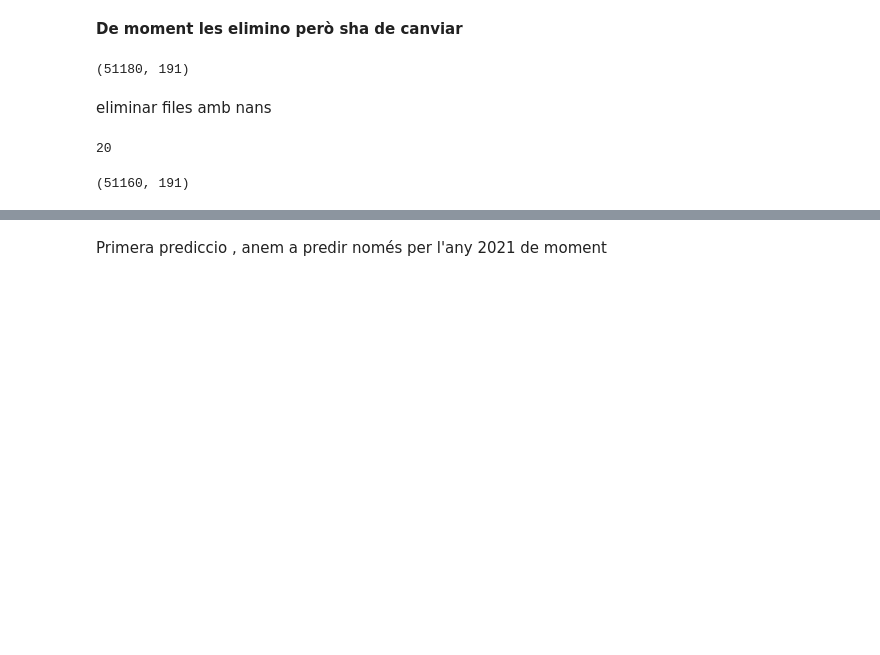
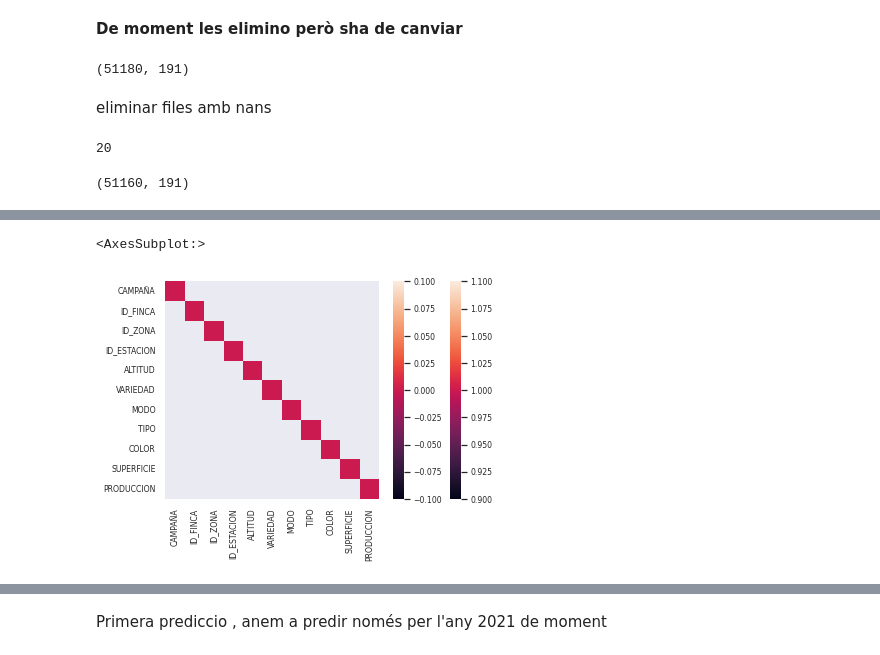
Before and after one commit to AlbertRoca29/The-Wine-Project, a Jupyter notebook: script_exploración.ipynb, the cells around one changed output, grey strips where cells are left out. Drawn from its saved outputs; the diff is of its cells as text; code cells hidden in the pictures; blank space fills up the shorter version.

```diff
--- a/script_exploración.ipynb
+++ b/script_exploración.ipynb
@@ -202,0 +231,6 @@ sns.heatmap(train.corr())
+# %%
+sns.heatmap(train.corr()[train.corr()>0.5])
+sns.heatmap(train.corr()[train.corr()<-0.5])
+# %% [output]
+<AxesSubplot:>
+[figure, added]
```
Also changed, not shown: parts of 36 cells of this notebook.
